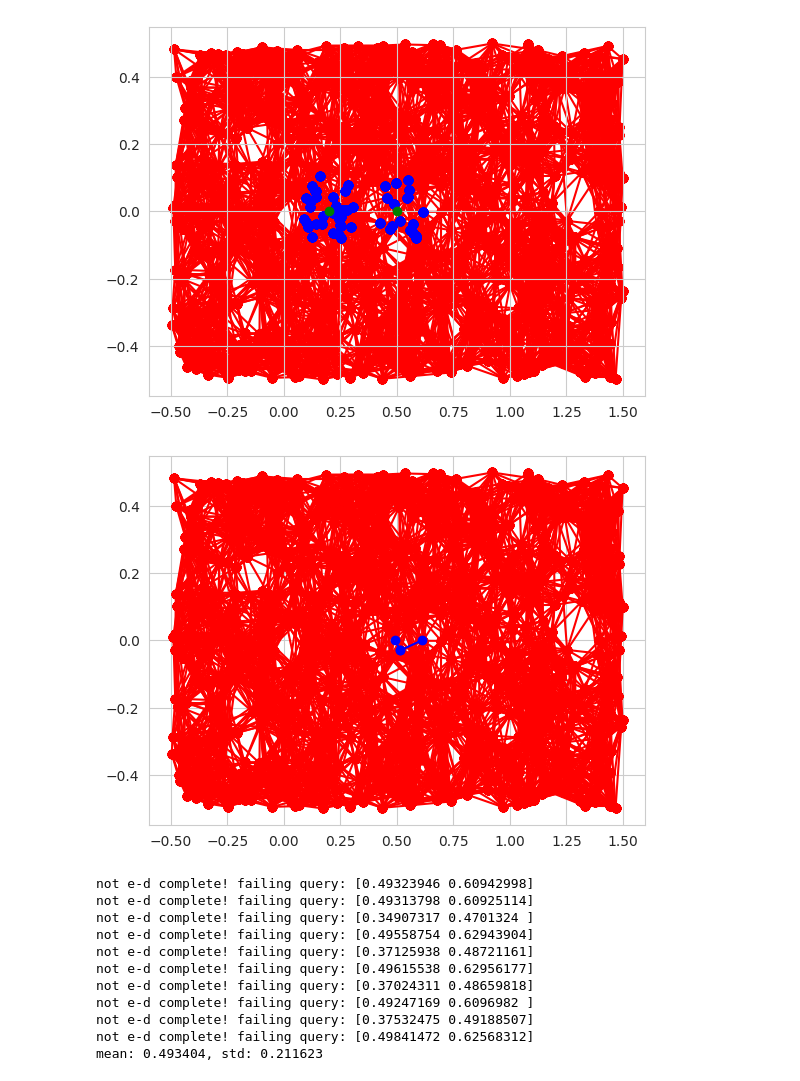
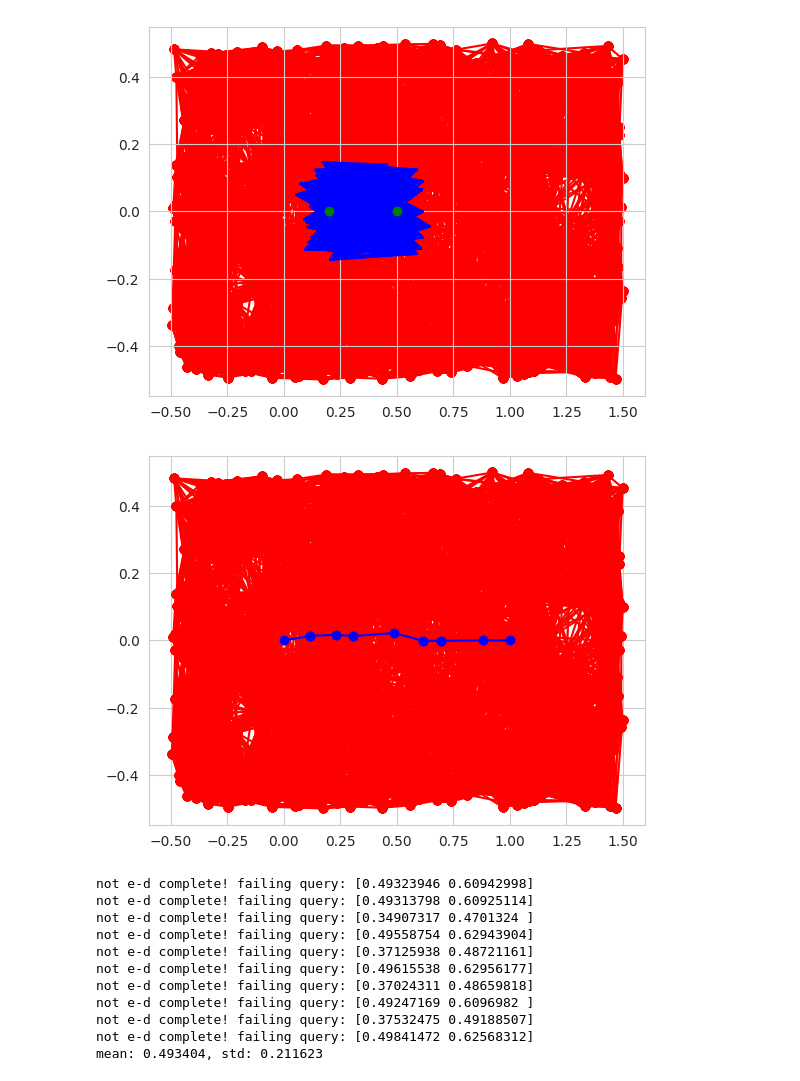
Before and after one commit to robustrobotics/nonasymptotic-mp, a Jupyter notebook: notebooks/vis_straight_line_env.ipynb, the cells around one changed output. Drawn from its saved outputs; the diff is of its cells as text; code cells hidden in the pictures.

```diff
--- a/notebooks/vis_straight_line_env.ipynb
+++ b/notebooks/vis_straight_line_env.ipynb
@@ -9,11 +9,10 @@ seed = 1
 prm_env_2d = StraightLine(dim=2, delta_clearance=0.5, seed=seed)
 # prm = SimpleRadiusPRM(0.1, prm_env_2d.is_motion_valid, prm_env_2d.sample_from_env, prm_env_2d.distance_to_path, seed=seed,
 #                 verbose=True)
-prm = SimpleNearestNeighborRadiusPRM(32,
+prm = SimpleNearestNeighborRadiusPRM(2,
                                      prm_env_2d.is_motion_valid,
                                      prm_env_2d.sample_from_env,
                                      prm_env_2d.distance_to_path, seed=seed, verbose=True)
-prm.grow_to_n_samples(100)
 prm.grow_to_n_samples(1000)
 
 plt.figure()
@@ -48,27 +40,27 @@ N edges: 13665
 # %%
 start = np.array([0.2, 0.00])
 goal = np.array([0.5, 0.0])
 pair_coords, _, pair_ids = prm.query_all_graph_connections(start, goal)
 
 plt.figure()
 for u, v in prm.prm_graph.iterEdges():
     coords_u = prm.prm_samples[u]
     coords_v = prm.prm_samples[v]
 
     plt.plot([coords_u[0], coords_v[0]], [coords_u[1], coords_v[1]], 'ro-', zorder=0)
 
 for u, v in pair_coords:
-    plt.scatter([u[0], v[0]], [u[1], v[1]], color='blue', zorder=1)
+    plt.plot([u[0], v[0]], [u[1], v[1]], color='blue', zorder=1)
 
 plt.scatter([start[0], goal[0]], [start[1], goal[1]], color='green', zorder=2)
 
 
 plt.show()
 # %% [output]
-[figure, old version]
+[figure, new version]
 # %%
-start = np.array([0.49323946, 0.0])
-goal = np.array([0.60942998, 0.0])
+start = np.array([0.0, 0.0])
+goal = np.array([1.0, 0.0])
 d, path = prm.query_best_solution(start, goal)
 
 plt.figure()
@@ -87,7 +79,7 @@ plt.plot([goal[0], path[-1, 0]], [goal[1], path[-1, 1]], 'bo-')
 
 plt.show()
 # %% [output]
-[figure, old version]
+[figure, new version]
 # %%
 import time
 
```
Also changed, not shown: parts of 1 cell of this notebook, 2 other files.
